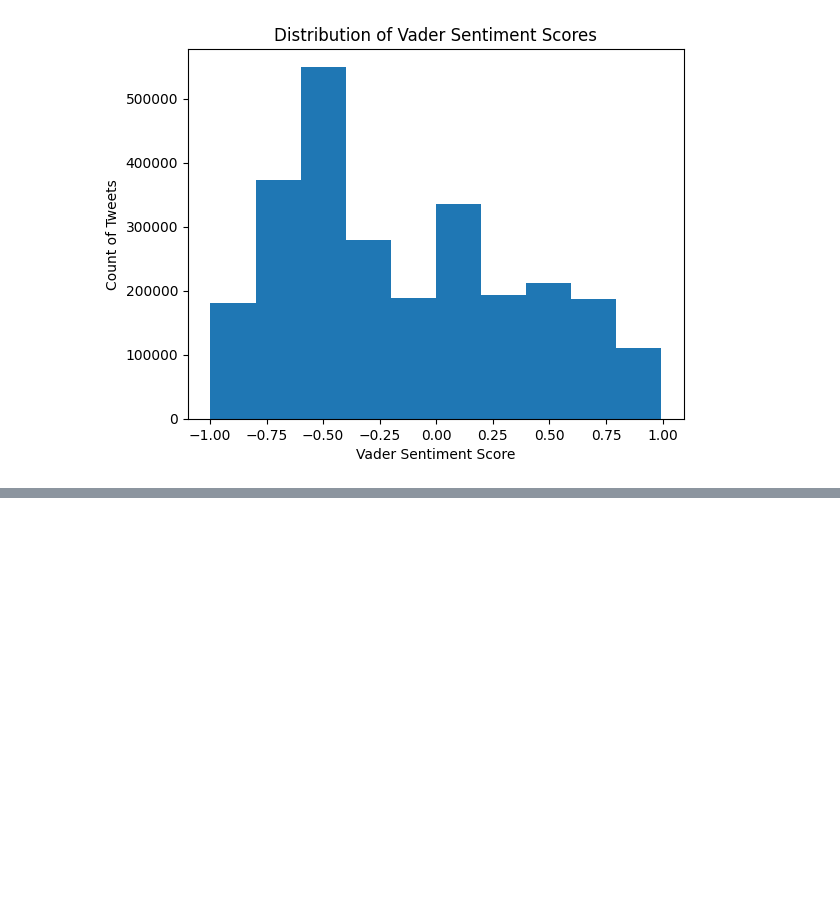
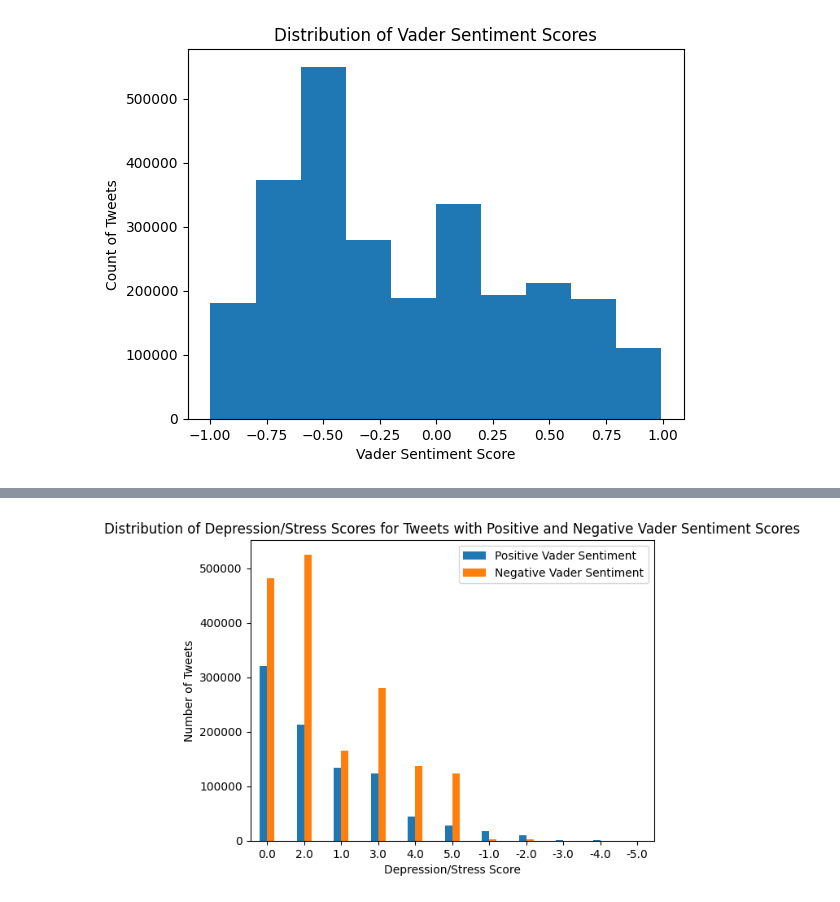
Before and after one commit to Chrisiscool3/LSDMSpring23, a Jupyter notebook: visualizations_clean_data.ipynb, the cells around one changed output, grey strips where cells are left out. Cells and saved outputs as stored; diff of their text form; code cells hidden in the pictures; blank space fills up the shorter version.

```diff
--- a/visualizations_clean_data.ipynb
+++ b/visualizations_clean_data.ipynb
@@ -43,0 +68,16 @@ Text(0, 0.5, 'Vader Sentiment Score')
+# %%
+# bar chart comparing the distribution of depression/stress scores for tweets with positive and negative vader sentiment scores
+groups = data.groupby(data['vader_sentiment'] > 0)
+
+pos_scores = groups.get_group(True)['depression_stress_score'].value_counts()
+neg_scores = groups.get_group(False)['depression_stress_score'].value_counts()
+
+ax = pd.concat([pos_scores, neg_scores], axis=1, sort=False).plot(kind='bar', width=0.4)
+plt.title('Distribution of Depression/Stress Scores for Tweets with Positive and Negative Vader Sentiment Scores')
+ax.set_xlabel('Depression/Stress Score')
+ax.set_ylabel('Number of Tweets')
+ax.set_xticklabels(ax.get_xticklabels(), rotation=0)
+ax.legend(['Positive Vader Sentiment', 'Negative Vader Sentiment'])
+plt.show()
+# %% [output]
+[figure, added]
```
Also changed, not shown: parts of 3 cells of this notebook.
